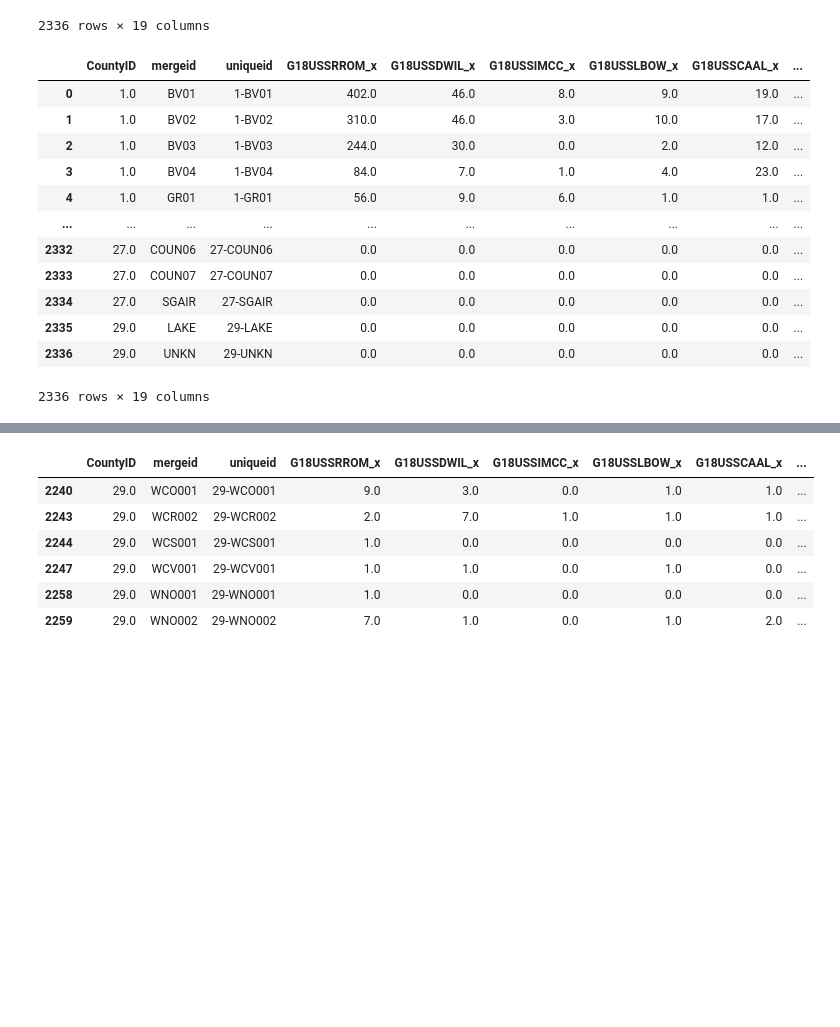
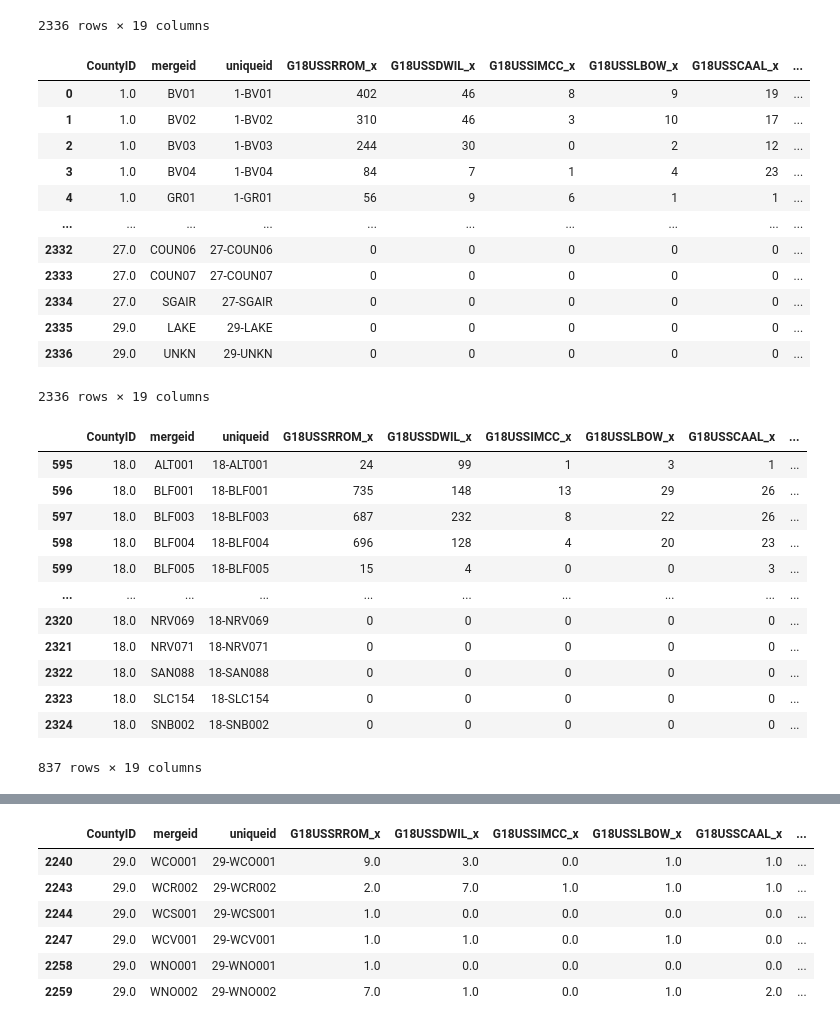
Before and after one commit to nonpartisan-redistricting-datahub/pdv-ut, a Jupyter notebook: vest-ut-2018/validation-2.ipynb, the cells around one changed output, grey strips where cells are left out. Drawn from its saved outputs; the diff is of its cells as text; code cells hidden in the pictures; blank space fills up the shorter version.

```diff
--- a/vest-ut-2018/validation-2.ipynb
+++ b/vest-ut-2018/validation-2.ipynb
@@ -470,18 +481,33 @@ display(merged_with_zero_left_vote)
 # %%
 pd.set_option('display.max_rows', 10)
 
 display(merged_with_zero_left_vote)
+test_county = (merged_with_zero_left_vote[merged_with_zero_left_vote['CountyID'] == 18])
+display(test_county)
 # %% [output]
 |  | CountyID | mergeid | uniqueid | G18USSRROM_x | G18USSDWIL_x | G18USSIMCC_x | G18USSLBOW_x | G18USSCAAL_x | ... |
-| 0 | 1.0 | BV01 | 1-BV01 | 402.0 | 46.0 | 8.0 | 9.0 | 19.0 | ... |
-| 1 | 1.0 | BV02 | 1-BV02 | 310.0 | 46.0 | 3.0 | 10.0 | 17.0 | ... |
-| 2 | 1.0 | BV03 | 1-BV03 | 244.0 | 30.0 | 0.0 | 2.0 | 12.0 | ... |
-| 3 | 1.0 | BV04 | 1-BV04 | 84.0 | 7.0 | 1.0 | 4.0 | 23.0 | ... |
-| 4 | 1.0 | GR01 | 1-GR01 | 56.0 | 9.0 | 6.0 | 1.0 | 1.0 | ... |
+| 0 | 1.0 | BV01 | 1-BV01 | 402 | 46 | 8 | 9 | 19 | ... |
+| 1 | 1.0 | BV02 | 1-BV02 | 310 | 46 | 3 | 10 | 17 | ... |
+| 2 | 1.0 | BV03 | 1-BV03 | 244 | 30 | 0 | 2 | 12 | ... |
+| 3 | 1.0 | BV04 | 1-BV04 | 84 | 7 | 1 | 4 | 23 | ... |
+| 4 | 1.0 | GR01 | 1-GR01 | 56 | 9 | 6 | 1 | 1 | ... |
 | ... | ... | ... | ... | ... | ... | ... | ... | ... | ... |
-| 2332 | 27.0 | COUN06 | 27-COUN06 | 0.0 | 0.0 | 0.0 | 0.0 | 0.0 | ... |
-| 2333 | 27.0 | COUN07 | 27-COUN07 | 0.0 | 0.0 | 0.0 | 0.0 | 0.0 | ... |
-| 2334 | 27.0 | SGAIR | 27-SGAIR | 0.0 | 0.0 | 0.0 | 0.0 | 0.0 | ... |
-| 2335 | 29.0 | LAKE | 29-LAKE | 0.0 | 0.0 | 0.0 | 0.0 | 0.0 | ... |
-| 2336 | 29.0 | UNKN | 29-UNKN | 0.0 | 0.0 | 0.0 | 0.0 | 0.0 | ... |
+| 2332 | 27.0 | COUN06 | 27-COUN06 | 0 | 0 | 0 | 0 | 0 | ... |
+| 2333 | 27.0 | COUN07 | 27-COUN07 | 0 | 0 | 0 | 0 | 0 | ... |
+| 2334 | 27.0 | SGAIR | 27-SGAIR | 0 | 0 | 0 | 0 | 0 | ... |
+| 2335 | 29.0 | LAKE | 29-LAKE | 0 | 0 | 0 | 0 | 0 | ... |
+| 2336 | 29.0 | UNKN | 29-UNKN | 0 | 0 | 0 | 0 | 0 | ... |
 2336 rows × 19 columns
+|  | CountyID | mergeid | uniqueid | G18USSRROM_x | G18USSDWIL_x | G18USSIMCC_x | G18USSLBOW_x | G18USSCAAL_x | ... |
+| 595 | 18.0 | ALT001 | 18-ALT001 | 24 | 99 | 1 | 3 | 1 | ... |
+| 596 | 18.0 | BLF001 | 18-BLF001 | 735 | 148 | 13 | 29 | 26 | ... |
+| 597 | 18.0 | BLF003 | 18-BLF003 | 687 | 232 | 8 | 22 | 26 | ... |
+| 598 | 18.0 | BLF004 | 18-BLF004 | 696 | 128 | 4 | 20 | 23 | ... |
+| 599 | 18.0 | BLF005 | 18-BLF005 | 15 | 4 | 0 | 0 | 3 | ... |
+| ... | ... | ... | ... | ... | ... | ... | ... | ... | ... |
+| 2320 | 18.0 | NRV069 | 18-NRV069 | 0 | 0 | 0 | 0 | 0 | ... |
+| 2321 | 18.0 | NRV071 | 18-NRV071 | 0 | 0 | 0 | 0 | 0 | ... |
+| 2322 | 18.0 | SAN088 | 18-SAN088 | 0 | 0 | 0 | 0 | 0 | ... |
+| 2323 | 18.0 | SLC154 | 18-SLC154 | 0 | 0 | 0 | 0 | 0 | ... |
+| 2324 | 18.0 | SNB002 | 18-SNB002 | 0 | 0 | 0 | 0 | 0 | ... |
+837 rows × 19 columns
```
Also changed, not shown: parts of 25 cells of this notebook, 16 other files.
